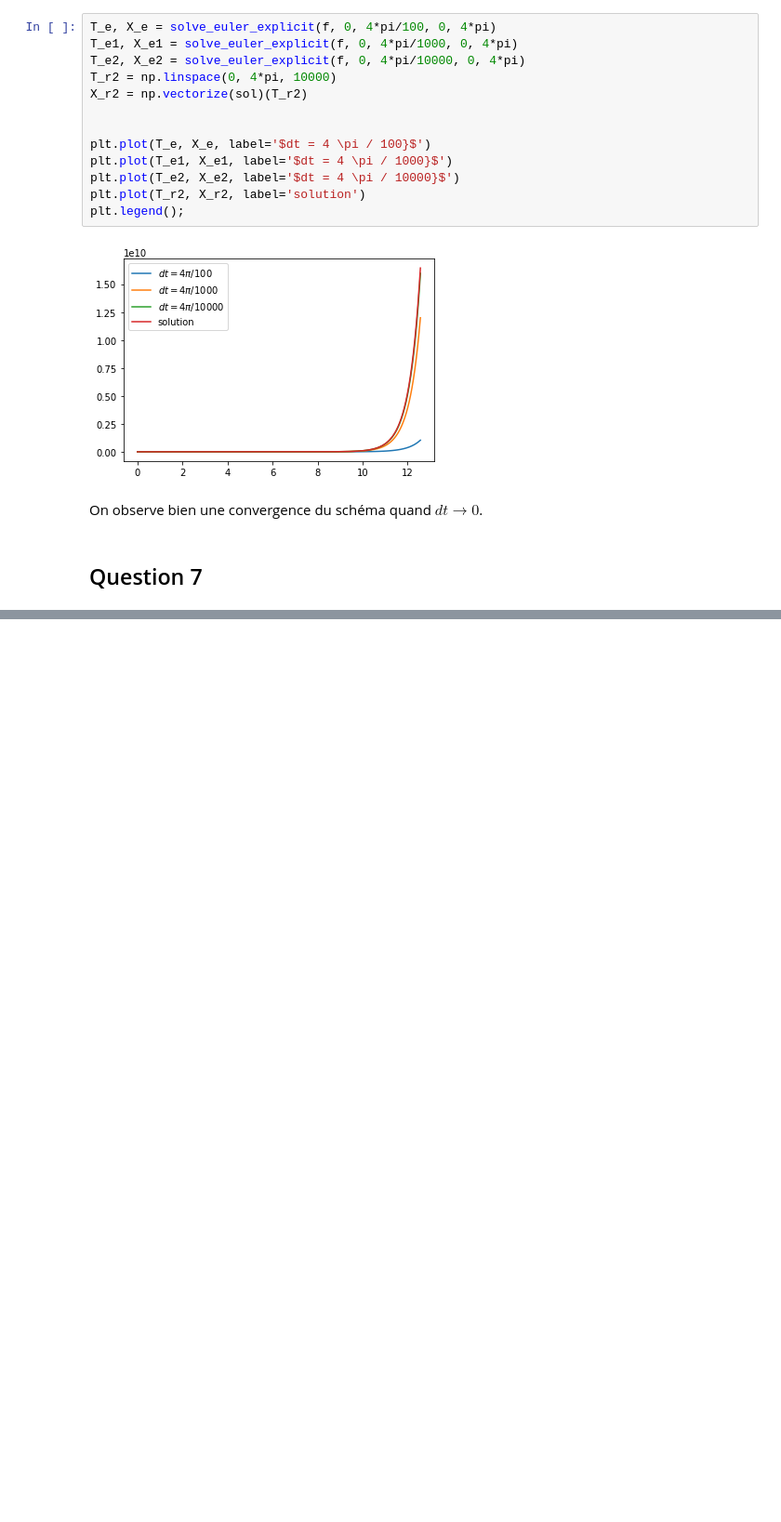
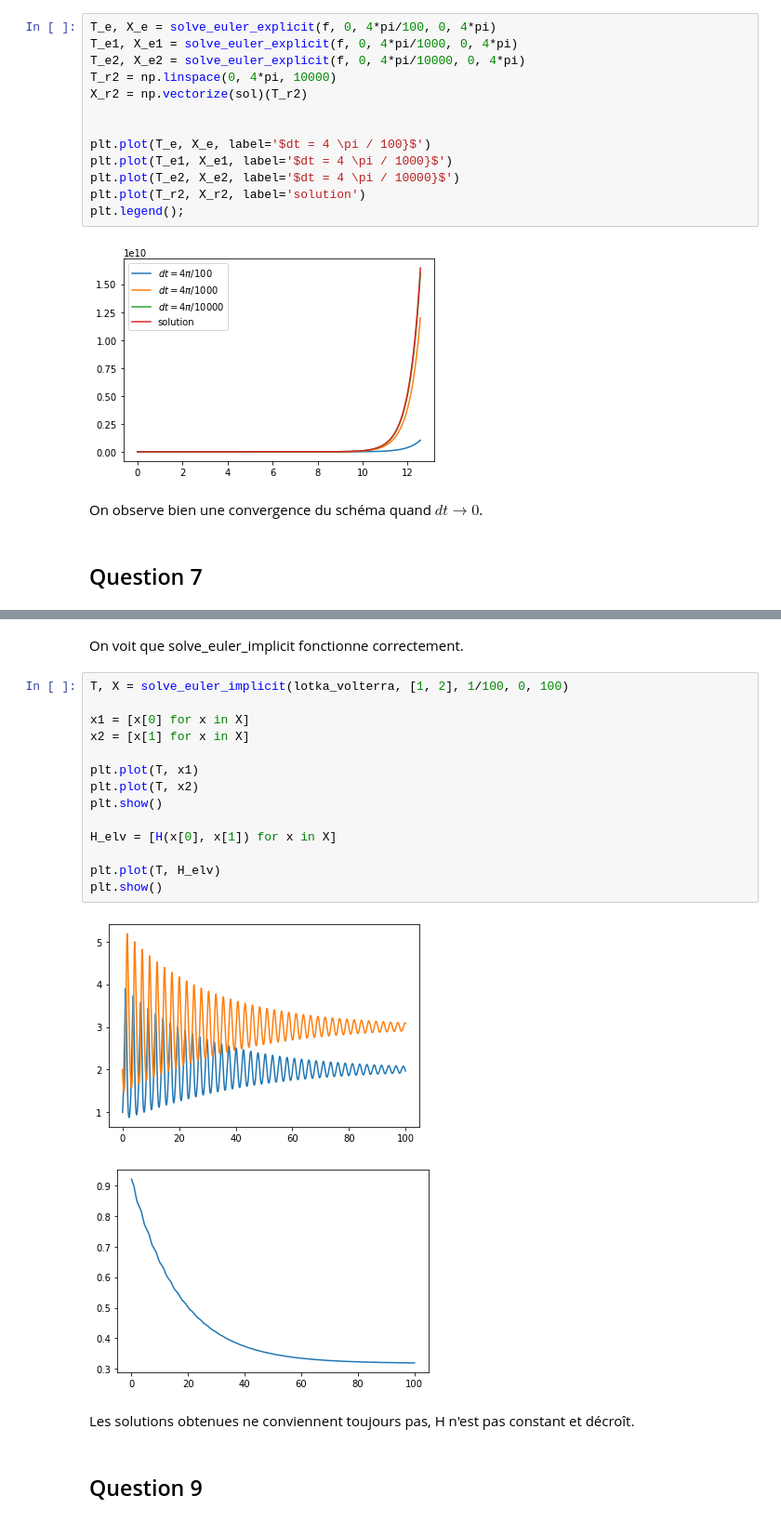
Before and after one commit to MaximeSTUDTER/equadiff, a Jupyter notebook: projet-equadiff.ipynb, the cells around one changed output, grey strips where cells are left out. Shown at 93% size. Saved outputs shown, nothing was run; the diff lists cells and outputs as text; blank space fills up the shorter version.

```diff
--- a/projet-equadiff.ipynb
+++ b/projet-equadiff.ipynb
@@ -146,0 +194,23 @@ TypeError: can't multiply sequence by non-int of type 'float'
+# %% [markdown]
+On voit que solve_euler_implicit fonctionne correctement.
+# %%
+T, X = solve_euler_implicit(lotka_volterra, [1, 2], 1/100, 0, 100)
+
+x1 = [x[0] for x in X]
+x2 = [x[1] for x in X]
+
+plt.plot(T, x1)
+plt.plot(T, x2)
+plt.show()
+
+H_elv = [H(x[0], x[1]) for x in X]
+
+plt.plot(T, H_elv)
+plt.show()
+# %% [output]
+[figure, added]
+[figure, added]
+# %% [markdown]
+Les solutions obtenues ne conviennent toujours pas, H n'est pas constant et décroît.
+# %% [markdown]
+## Question 9
```
Also changed, not shown: parts of 13 cells of this notebook.
